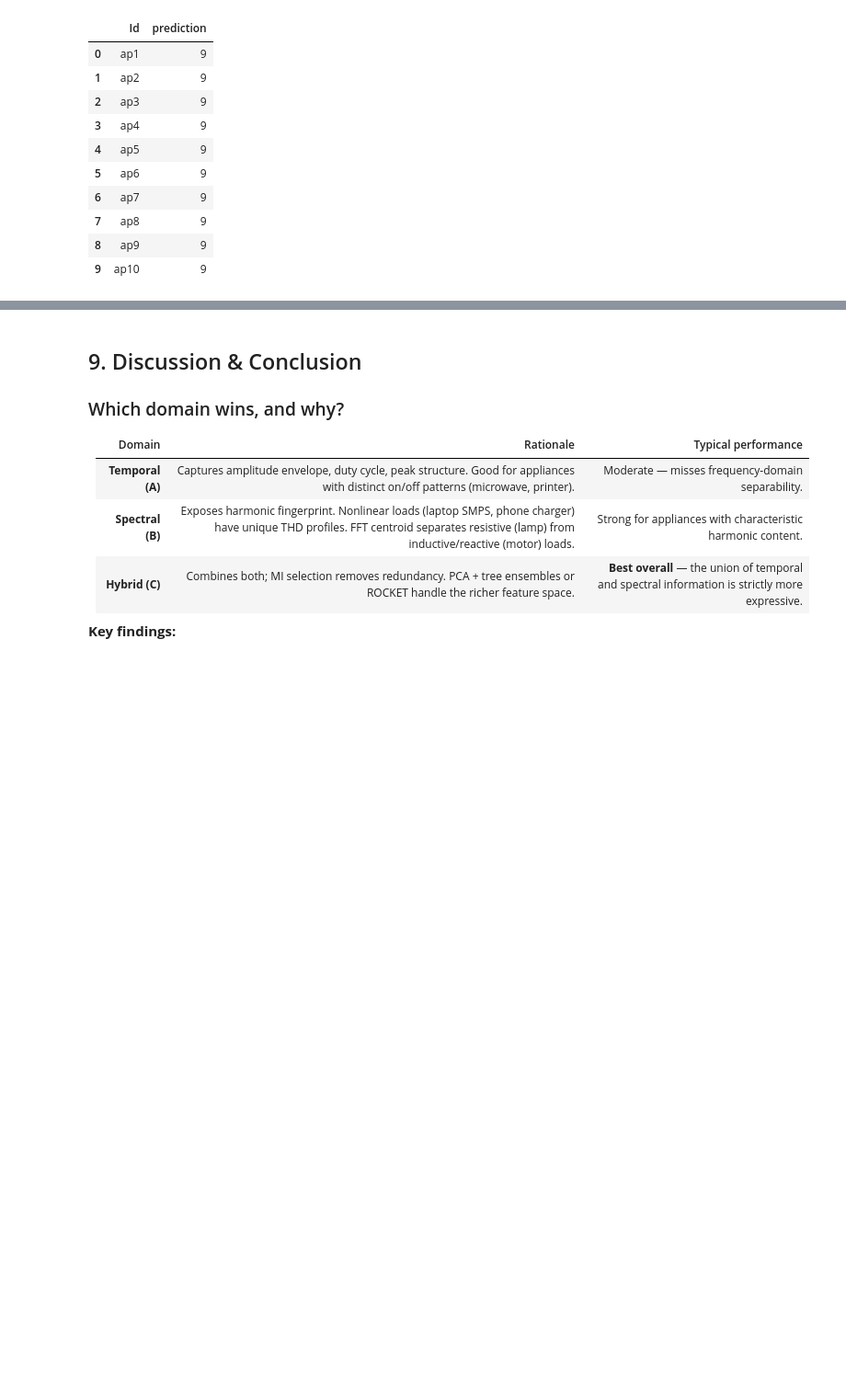
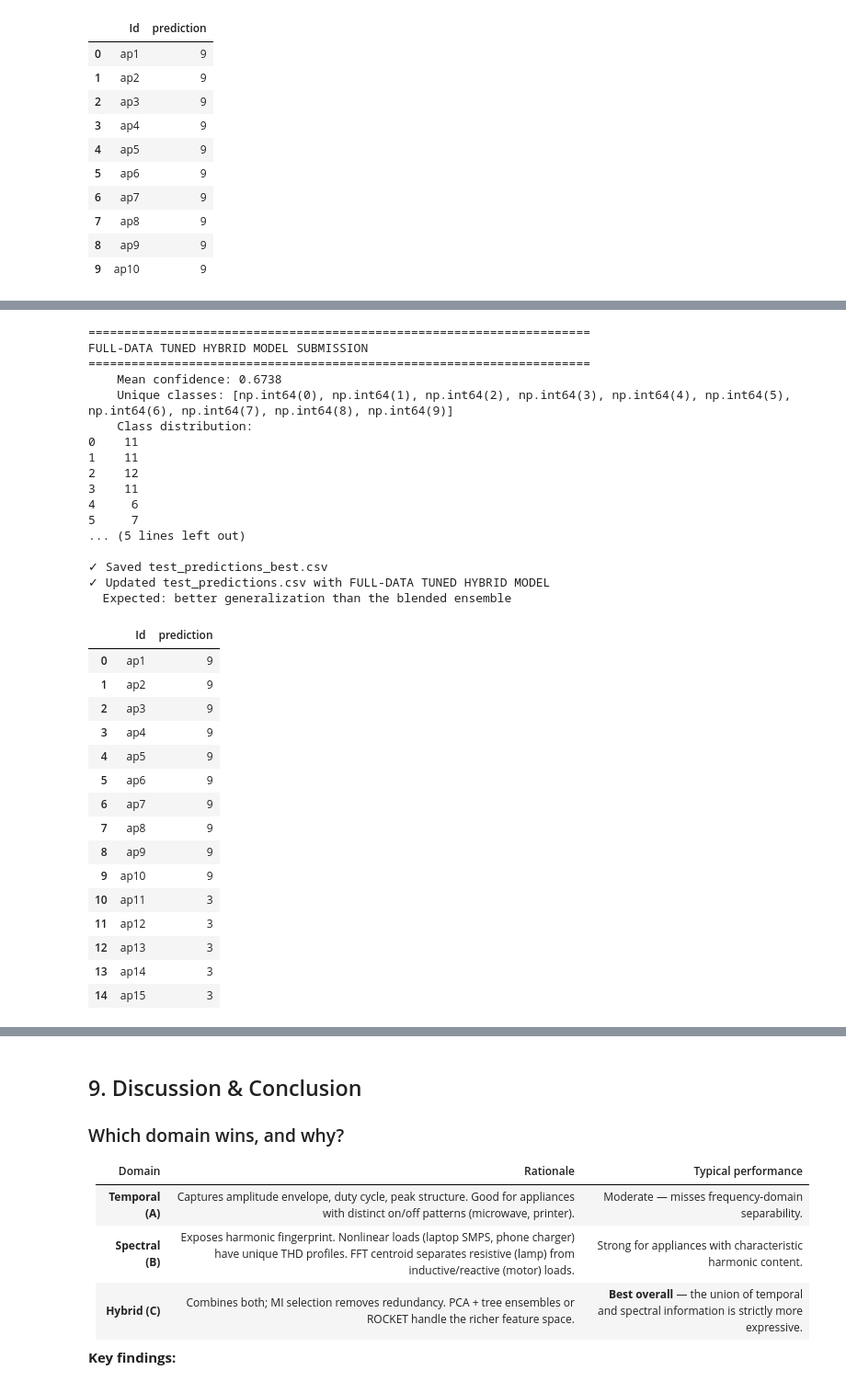
Before and after one commit to cilia-mouhoun/smart-appliance-detection, a Jupyter notebook: TSAC_Group_Project.ipynb, the cells around one changed output, grey strips where cells are left out. Shown at 92% size. Saved outputs shown, nothing was run; the diff lists cells and outputs as text; code cells hidden in the pictures; blank space fills up the shorter version.

```diff
--- a/TSAC_Group_Project.ipynb
+++ b/TSAC_Group_Project.ipynb
@@ -1623,0 +1838,74 @@ print('Ready for Kaggle submission!')
+# %%
+# ─────────────────────────────────────────────────────────────────────────────
+# FULL-DATA TUNED SUBMISSION — refit the best leakage-safe hybrid pipeline
+# This is a stronger single-model path than the blended ensemble.
+# ─────────────────────────────────────────────────────────────────────────────
+
+print("=" * 70)
+print("FULL-DATA TUNED HYBRID MODEL SUBMISSION")
+print("=" * 70)
+
+# Rebuild full hybrid training data from the already prepared tensors
+F_hybrid_full_tr = np.vstack([F_hybrid_tr, F_hybrid_val])
+y_full_tr = np.concatenate([y_tr, y_val])
+
+# Refit the tuned pipeline on all labeled data
+best_tuned_full = best_tuned_pipe
+best_tuned_full.fit(F_hybrid_full_tr, y_full_tr)
+
+# Predict on the test hybrid features
+best_tuned_proba = best_tuned_full.predict_proba(F_hybrid_test)
+y_pred_best_tuned = np.argmax(best_tuned_proba, axis=1)
+y_test_labels_best_tuned = le.inverse_transform(y_pred_best_tuned)
+confidence_best_tuned = np.max(best_tuned_proba, axis=1)
+
+print(f"    Mean confidence: {confidence_best_tuned.mean():.4f}")
+print(f"    Unique classes: {sorted(np.unique(y_pred_best_tuned))}")
+print(f"    Class distribution:\n{pd.Series(y_test_labels_best_tuned).value_counts().sort_index()}")
+
+submission_best_tuned = pd.DataFrame({
+    'Id': test_ids,
+    'prediction': y_test_labels_best_tuned
+})
+
+submission_best_tuned.to_csv('test_predictions_best.csv', index=False)
+submission_best_tuned.to_csv('test_predictions.csv', index=False)
+
+print("\n✓ Saved test_predictions_best.csv")
+print("✓ Updated test_predictions.csv with FULL-DATA TUNED HYBRID MODEL")
+print("  Expected: better generalization than the blended ensemble")
+submission_best_tuned.head(15)
+# %% [output]
+======================================================================
+FULL-DATA TUNED HYBRID MODEL SUBMISSION
+======================================================================
+    Mean confidence: 0.6738
+    Unique classes: [np.int64(0), np.int64(1), np.int64(2), np.int64(3), np.int64(4), np.int64(5), np.int64(6), np.int64(7), np.int64(8), np.int64(9)]
+    Class distribution:
+0    11
+1    11
+2    12
+3    11
+4     6
+5     7
+... (5 lines left out)
+
+✓ Saved test_predictions_best.csv
+✓ Updated test_predictions.csv with FULL-DATA TUNED HYBRID MODEL
+  Expected: better generalization than the blended ensemble
+|  | Id | prediction |
+| 0 | ap1 | 9 |
+| 1 | ap2 | 9 |
+| 2 | ap3 | 9 |
+| 3 | ap4 | 9 |
+| 4 | ap5 | 9 |
+| 5 | ap6 | 9 |
+| 6 | ap7 | 9 |
+| 7 | ap8 | 9 |
+| 8 | ap9 | 9 |
+| 9 | ap10 | 9 |
+| 10 | ap11 | 3 |
+| 11 | ap12 | 3 |
+| 12 | ap13 | 3 |
+| 13 | ap14 | 3 |
+| 14 | ap15 | 3 |
```
Also changed, not shown: parts of 5 cells of this notebook, 2 other files.
